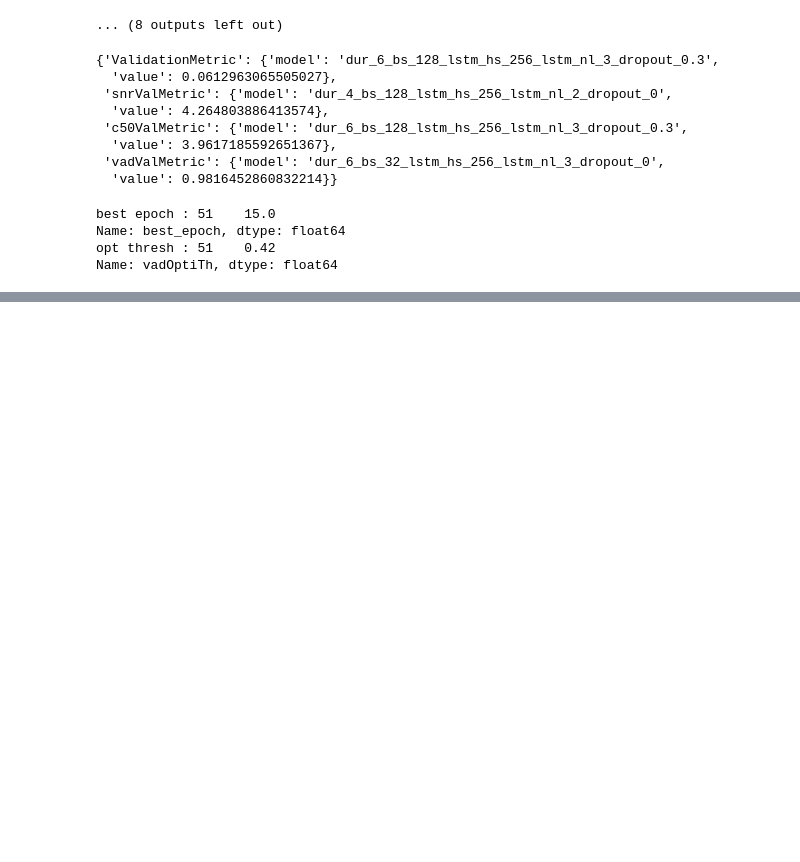
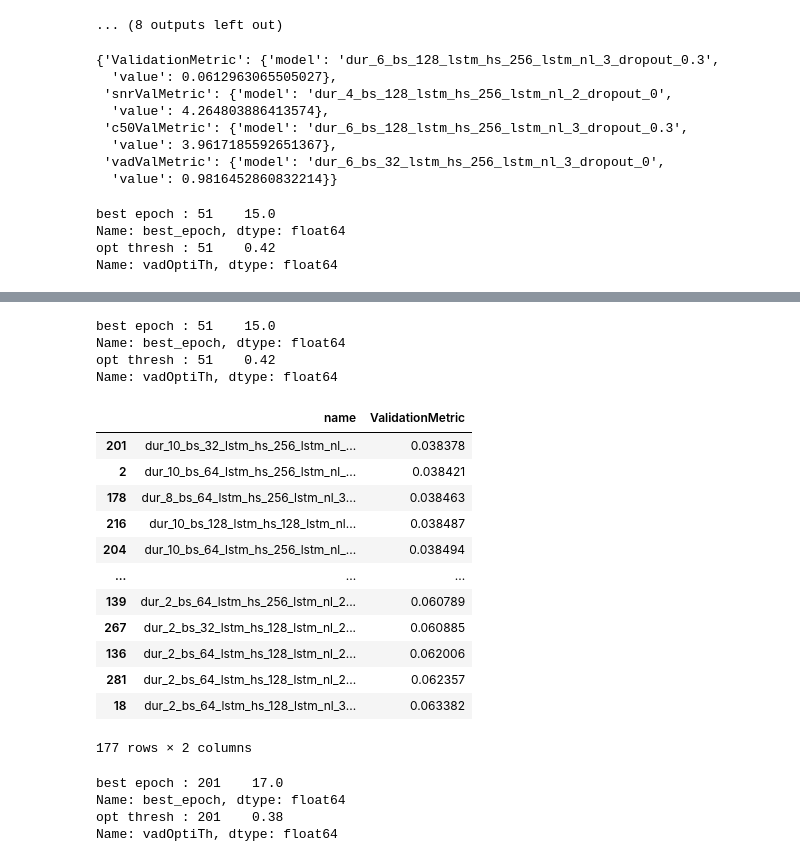
Before and after one commit to marianne-m/brouhaha-vad, a Jupyter notebook: gridsearch_analysis/gridsearch_analysis.ipynb, the cells around one changed output, grey strips where cells are left out. Cells and saved outputs as stored; diff of their text form; code cells hidden in the pictures; blank space fills up the shorter version.

```diff
--- a/gridsearch_analysis/gridsearch_analysis.ipynb
+++ b/gridsearch_analysis/gridsearch_analysis.ipynb
@@ -205,0 +228,47 @@ Name: vadOptiTh, dtype: float64
+# %%
+best = data[data["name"] == 'dur_6_bs_128_lstm_hs_256_lstm_nl_3_dropout_0.3']
+print(f"best epoch : {best['best_epoch']}")
+print(f"opt thresh : {best['vadOptiTh']}")
+# %% [output]
+best epoch : 51    15.0
+Name: best_epoch, dtype: float64
+opt thresh : 51    0.42
+Name: vadOptiTh, dtype: float64
+# %%
+only_vad = []
+for n in data_2["name"]:
+    if "only_vad" in n:
+        only_vad.append(True)
+    else:
+        only_vad.append(False)
+# %%
+data_2["only_vad"] = only_vad
+# %%
+data_2_all = data_2[data_2["only_vad"] == False]
+# %%
+d = data_2_all.sort_values('ValidationMetric')
+# %%
+d[["name", "ValidationMetric"]]
+# %% [output]
+|  | name | ValidationMetric |
+| 201 | dur_10_bs_32_lstm_hs_256_lstm_nl_... | 0.038378 |
+| 2 | dur_10_bs_64_lstm_hs_256_lstm_nl_... | 0.038421 |
+| 178 | dur_8_bs_64_lstm_hs_256_lstm_nl_3... | 0.038463 |
+| 216 | dur_10_bs_128_lstm_hs_128_lstm_nl... | 0.038487 |
+| 204 | dur_10_bs_64_lstm_hs_256_lstm_nl_... | 0.038494 |
+| ... | ... | ... |
+| 139 | dur_2_bs_64_lstm_hs_256_lstm_nl_2... | 0.060789 |
+| 267 | dur_2_bs_32_lstm_hs_128_lstm_nl_2... | 0.060885 |
+| 136 | dur_2_bs_64_lstm_hs_128_lstm_nl_2... | 0.062006 |
+| 281 | dur_2_bs_64_lstm_hs_128_lstm_nl_2... | 0.062357 |
+| 18 | dur_2_bs_64_lstm_hs_128_lstm_nl_3... | 0.063382 |
+177 rows × 2 columns
+# %%
+best = d[d["name"] == 'dur_10_bs_32_lstm_hs_256_lstm_nl_3_dropout_0.5']
+print(f"best epoch : {best['best_epoch']}")
+print(f"opt thresh : {best['vadOptiTh']}")
+# %% [output]
+best epoch : 201    17.0
+Name: best_epoch, dtype: float64
+opt thresh : 201    0.38
+Name: vadOptiTh, dtype: float64
```
Also changed, not shown: parts of 2 cells of this notebook.
